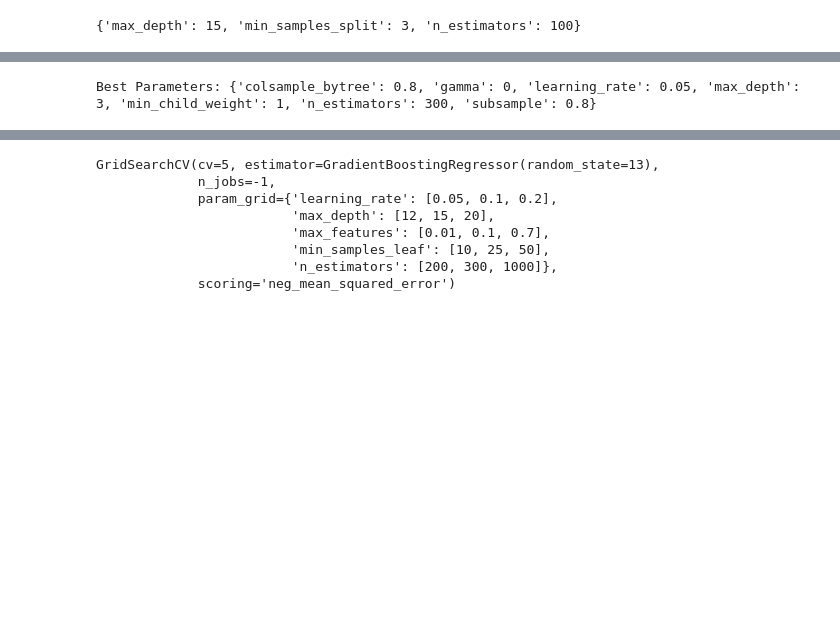
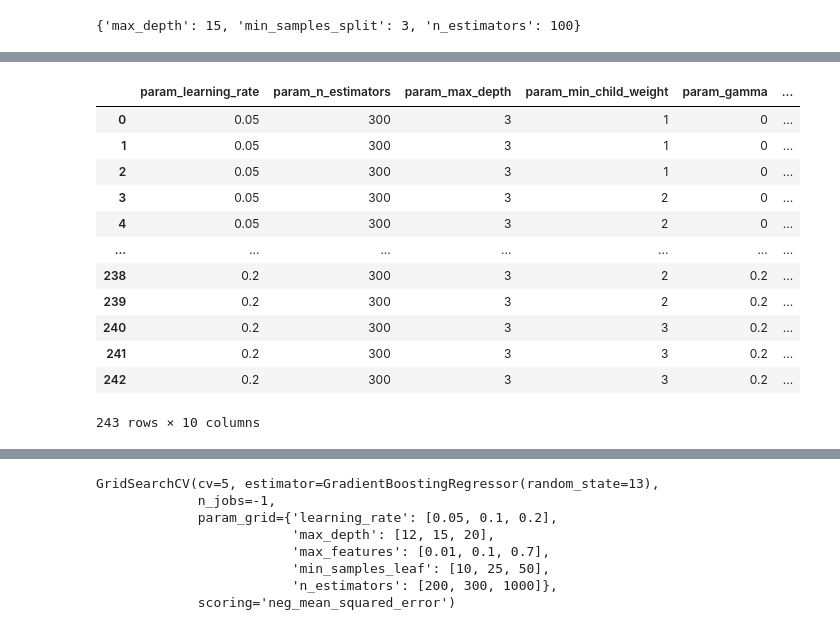
Before and after one commit to Veni8760/Machine_Learning_House_Prediction_Project, a Jupyter notebook: notebooks/Feature_Engineering_Housing_data_notebook.ipynb, the cells around one changed output, grey strips where cells are left out. Saved outputs shown, nothing was run; the diff lists cells and outputs as text; code cells hidden in the pictures; blank space fills up the shorter version.

```diff
--- a/notebooks/Feature_Engineering_Housing_data_notebook.ipynb
+++ b/notebooks/Feature_Engineering_Housing_data_notebook.ipynb
@@ -532,8 +671,36 @@ xgb_cv = GridSearchCV(estimator=XGB, param_grid=param_grid_XGB,
+# %%
+results_df = pd.DataFrame(xgb_cv.cv_results_)
+# %%
+results_df = results_df[
+    [
+        'param_learning_rate',
+        'param_n_estimators',
+        'param_max_depth',
+        'param_min_child_weight',
+        'param_gamma',
+        'param_subsample',
+        'param_colsample_bytree',
+        'mean_test_score',
+        'std_test_score',
+        'rank_test_score'
+    ]
+]
+# %%
+results_df
+# %% [output]
+|  | param_learning_rate | param_n_estimators | param_max_depth | param_min_child_weight | param_gamma | ... |
+| 0 | 0.05 | 300 | 3 | 1 | 0 | ... |
+| 1 | 0.05 | 300 | 3 | 1 | 0 | ... |
+| 2 | 0.05 | 300 | 3 | 1 | 0 | ... |
+| 3 | 0.05 | 300 | 3 | 2 | 0 | ... |
+| 4 | 0.05 | 300 | 3 | 2 | 0 | ... |
+| ... | ... | ... | ... | ... | ... | ... |
+| 238 | 0.2 | 300 | 3 | 2 | 0.2 | ... |
+| 239 | 0.2 | 300 | 3 | 2 | 0.2 | ... |
+| 240 | 0.2 | 300 | 3 | 3 | 0.2 | ... |
+| 241 | 0.2 | 300 | 3 | 3 | 0.2 | ... |
+| 242 | 0.2 | 300 | 3 | 3 | 0.2 | ... |
+243 rows × 10 columns
 # %%
-# Fit the model
-xgb_cv.fit(X_train, y_train)
 
-# Print the best parameters
 print("Best Parameters:", xgb_cv.best_params_)
-# %% [output]
-Best Parameters: {'colsample_bytree': 0.8, 'gamma': 0, 'learning_rate': 0.05, 'max_depth': 3, 'min_child_weight': 1, 'n_estimators': 300, 'subsample': 0.8}
```
Also changed, not shown: parts of 40 cells of this notebook.
